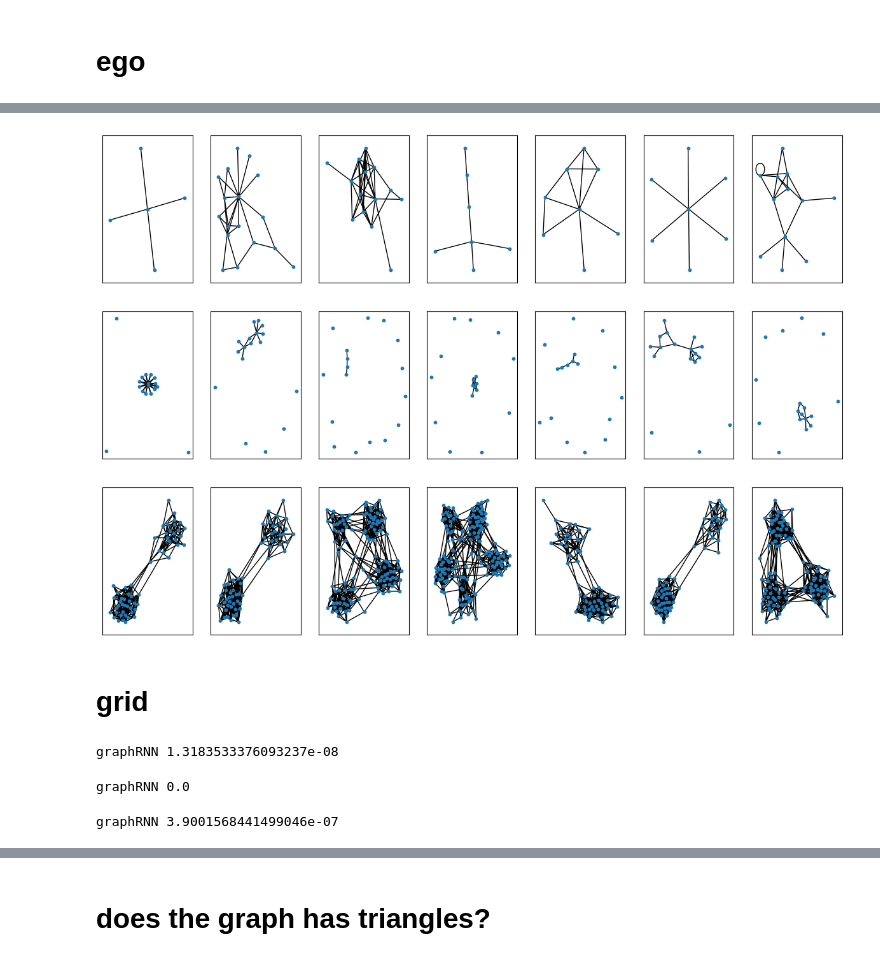
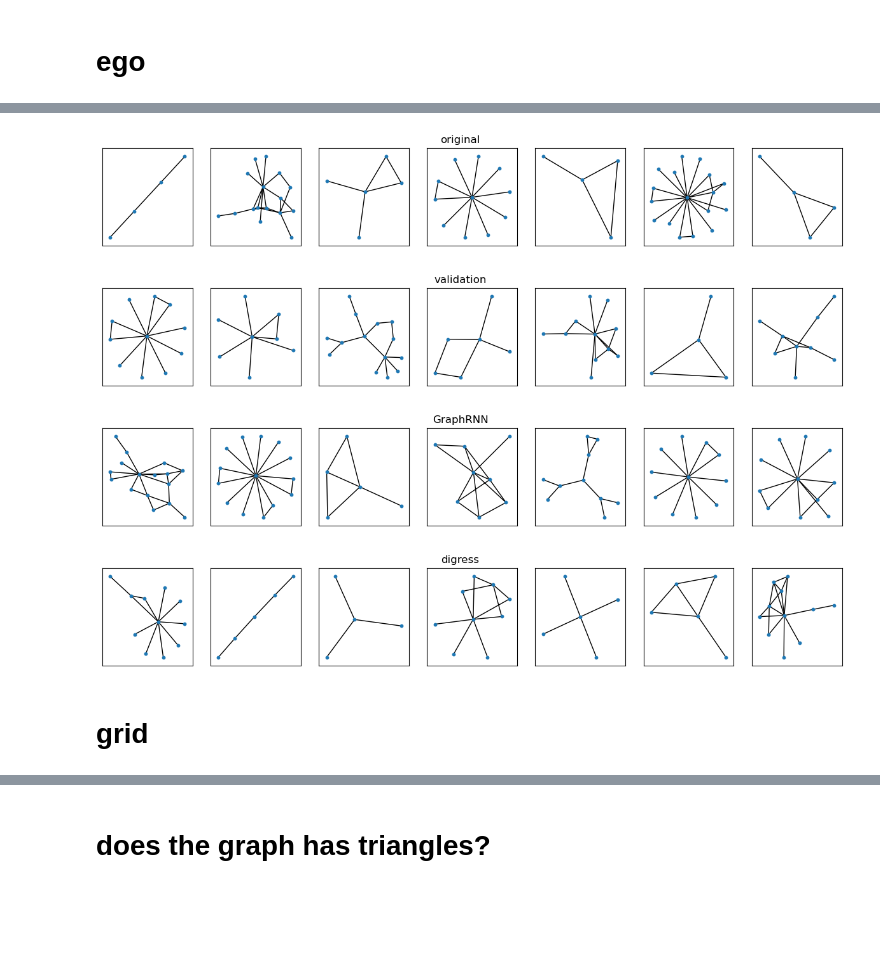
Before and after one commit to manfred-jaeger-aalborg/AHK, a Jupyter notebook: evaluation/Usage Evaluation.ipynb, the cells around one changed output, grey strips where cells are left out. Cells and saved outputs as stored; diff of their text form; code cells hidden in the pictures; blank space fills up the shorter version.

```diff
--- a/evaluation/Usage Evaluation.ipynb
+++ b/evaluation/Usage Evaluation.ipynb
@@ -208,0 +281,3 @@ digress  0.0012679108132604977
+# %%
+functions = [get_orbit,get_degs,get_clustering,get_clos,get_betw,get_neigh_deg,get_eccen,get_asp]
+res = evluete_planar(orig,[val,graphRNN,digress,er,ba],functions)
@@ -263,0 +382,3 @@ digress  0.6744681831863288
+# %%
+functions = [get_orbit,get_degs,get_clustering,get_clos,get_betw,get_neigh_deg,get_eccen,get_asp]
+res = evluete_planar(orig,[val,graphRNN,digress,er,ba],functions)
@@ -263,0 +394,22 @@ digress  0.6744681831863288
+# %%
+names = []
+values = []
+for k,v in res.items():
+    names.append(k)
+    values.append(v)
+values = np.array(values)
+
+plt.figure(figsize=(10,3))
+models = ["valuidation", "graphRNN","diGress","ER","BA"]
+delta = [-0.1,0,+0.1,+0.2,0.3]
+c = 0
+for i in range(len(values[0])):
+    valu = values[:,i]
+    x = np.array(range(len(values)))
+    plt.bar(x+delta[c],valu,width=0.1,label=models[c])
+    c = c + 1
+
+plt.xticks(range(len(names)),names,rotation=45)
+plt.legend(loc='center left', bbox_to_anchor=(1, 0.5))
+plt.title("MMD ego")
+plt.yscale("log")
@@ -264,22 +418,32 @@ digress  0.6744681831863288
 # %%
-plt.figure(figsize=(15,3))
+plt.figure(figsize=(15,2))
+plt.suptitle("original")
 for i in range(7):
     plt.subplot(1,7,i+1)
     nx.draw_networkx(orig[i],with_labels=False,node_size=10)
 
-plt.figure(figsize=(15,3))
+plt.figure(figsize=(15,2))
+plt.suptitle("validation")
+for i in range(7):
+    plt.subplot(1,7,i+1)
+    nx.draw_networkx(val[i],with_labels=False,node_size=10)
+
+plt.figure(figsize=(15,2))
+plt.suptitle("GraphRNN")
 for i in range(7):
     plt.subplot(1,7,i+1)
     nx.draw_networkx(graphRNN[i],with_labels=False,node_size=10)
 
-plt.figure(figsize=(15,3))
+plt.figure(figsize=(15,2))
+plt.suptitle("digress")
 for i in range(7):
     plt.subplot(1,7,i+1)
     nx.draw_networkx(digress[i],with_labels=False,node_size=10)
 # %% [output]
-[figure, old version]
+[figure, new version]
-[figure, old version]
+[figure, new version]
-[figure, old version]
+[figure, new version]
+[figure, added]
 # %% [markdown]
 # grid
 # %%
@@ -291,18 +454,0 @@ graphRNN = load_graphRNN(path)[0:40]
-# %%
-s1 = get_orbit(orig)
-s2 = get_orbit(graphRNN)
-print("graphRNN",compute_mmd(s1, s2, kernel=gaussian_emd, is_parallel=False, sigma=1.0))
-# %% [output]
-graphRNN 1.3183533376093237e-08
-# %%
-s1 = get_clustering(orig)
-s2 = get_clustering(graphRNN)
-print("graphRNN",compute_mmd(s1, s2, kernel=gaussian, is_parallel=False, sigma=1.0))
-# %% [output]
-graphRNN 0.0
-# %%
-s1 = get_degs(orig)
-s2 = get_degs(graphRNN)
-print("graphRNN",compute_mmd(s1, s2, kernel=gaussian_emd, is_parallel=False, sigma=1.0))
-# %% [output]
-graphRNN 3.9001568441499046e-07
```
Also changed, not shown: parts of 69 cells of this notebook, 21 other files.
